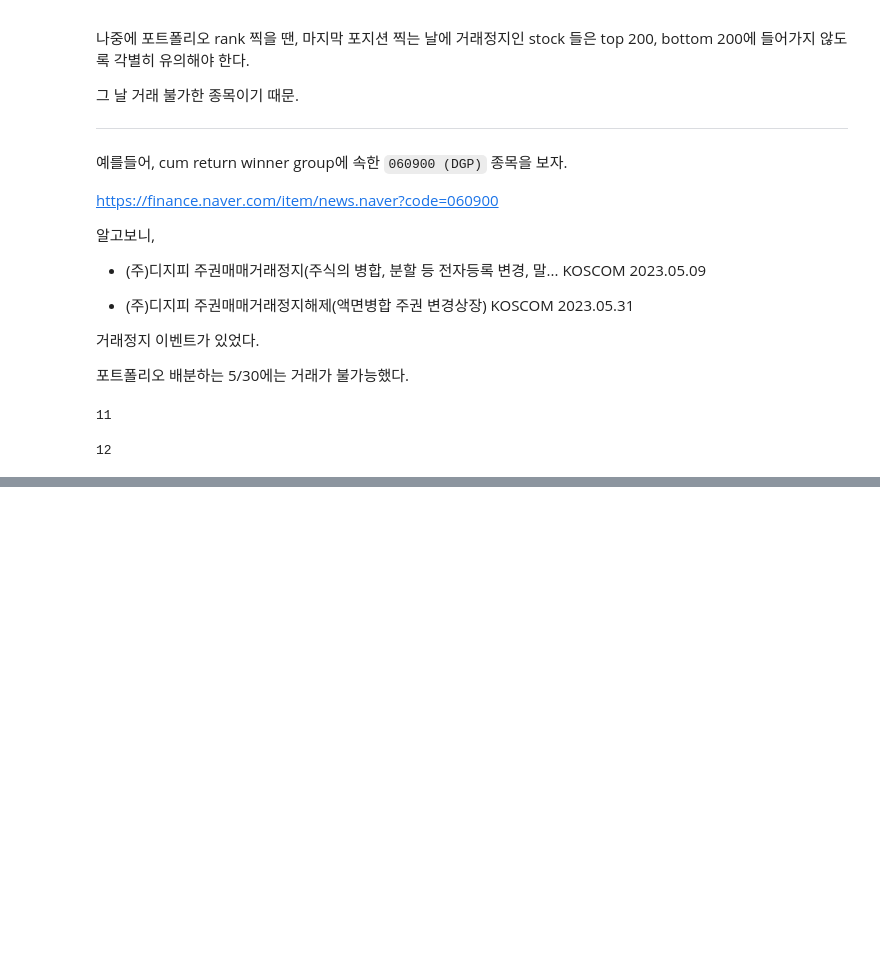
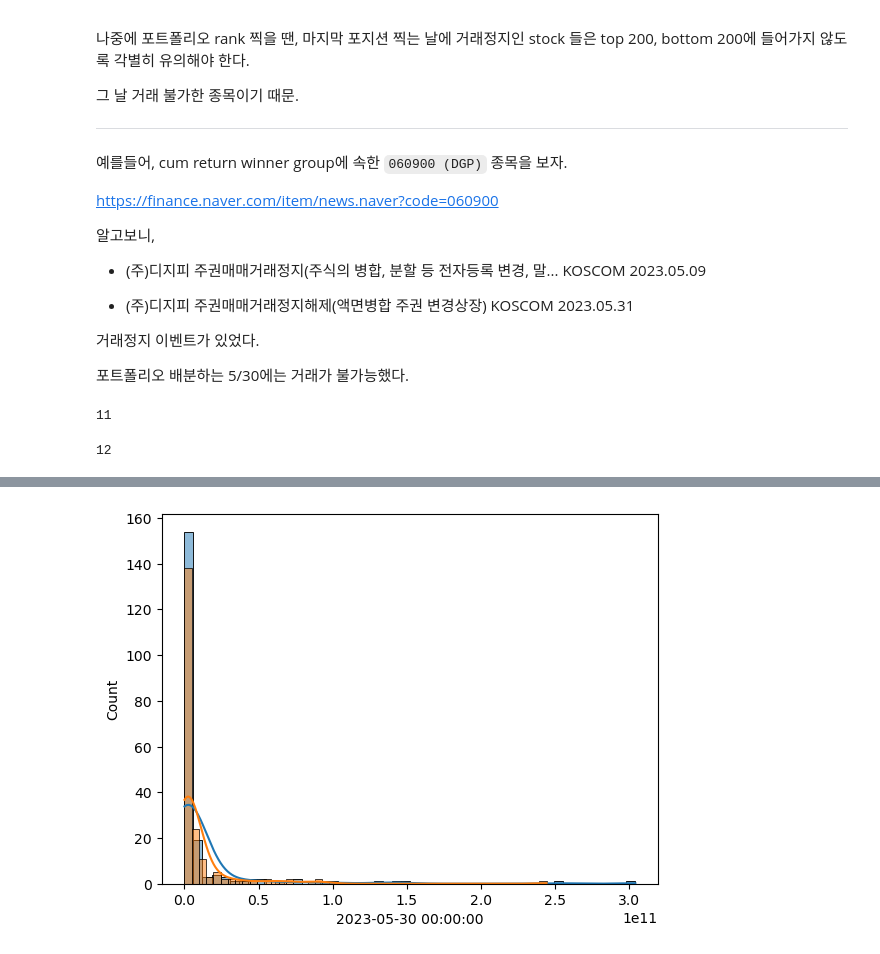
Before and after one commit to jaepil-choi/daconKRX2023, a Jupyter notebook: eda_original.ipynb, the cells around one changed output, grey strips where cells are left out. Cells and saved outputs as stored; diff of their text form; code cells hidden in the pictures; blank space fills up the shorter version.

Commit message:
[FEAT] : Search winner/loser's characteristics (dollarvolume, marketcap)

```diff
--- a/eda_original.ipynb
+++ b/eda_original.ipynb
@@ -301,0 +311,14 @@ len(set(losers) & set(portfolio_day_zero_return_sids))
+# %%
+volume_df = pd.read_pickle(DATA_PATH / 'volume_df_20140101_20230705.pickle')
+dollarvolume_df = pd.read_pickle(DATA_PATH / 'dollarvolume_df_20140101_20230705.pickle')
+marketcap_df = pd.read_pickle(DATA_PATH / 'marketcap_df_20140101_20230705.pickle')
+market_cat_df = pd.read_pickle(DATA_PATH / 'market_cat_df_20140101_20230705.pickle')
+# %%
+volume_df = volume_df.loc[tradingdays, :].dropna(axis='columns', how='all')
+volume_df = volume_df.loc[:, dacon_sid_list]
+
+dollarvolume_df = dollarvolume_df.loc[tradingdays, :].dropna(axis='columns', how='all')
+dollarvolume_df = dollarvolume_df.loc[:, dacon_sid_list]
+
+marketcap_df = marketcap_df.loc[tradingdays, :].dropna(axis='columns', how='all')
+marketcap_df = marketcap_df.loc[:, dacon_sid_list]
@@ -301,0 +331,12 @@ len(set(losers) & set(portfolio_day_zero_return_sids))
+# %%
+portfolio_day_volume = volume_df.loc['2023-05-30', :]
+portfolio_day_dollarvolume = dollarvolume_df.loc['2023-05-30', :]
+portfolio_day_marketcap = marketcap_df.loc['2023-05-30', :]
+# %%
+winner_volumes = portfolio_day_volume[winners]
+winner_dollarvolumes = portfolio_day_dollarvolume[winners]
+winner_marketcaps = portfolio_day_marketcap[winners]
+
+loser_volumes = portfolio_day_volume[losers]
+loser_dollarvolumes = portfolio_day_dollarvolume[losers]
+loser_marketcaps = portfolio_day_marketcap[losers]
@@ -301,0 +407,4 @@ len(set(losers) & set(portfolio_day_zero_return_sids))
+# %%
+sns.histplot(winner_dollarvolumes, kde=True, bins=50)
+sns.histplot(loser_dollarvolumes, kde=True, bins=50)
+# %% [output]
@@ -301,0 +412 @@ len(set(losers) & set(portfolio_day_zero_return_sids))
+[figure, added]
```
Also changed, not shown: parts of 15 cells of this notebook, 1 other file.
